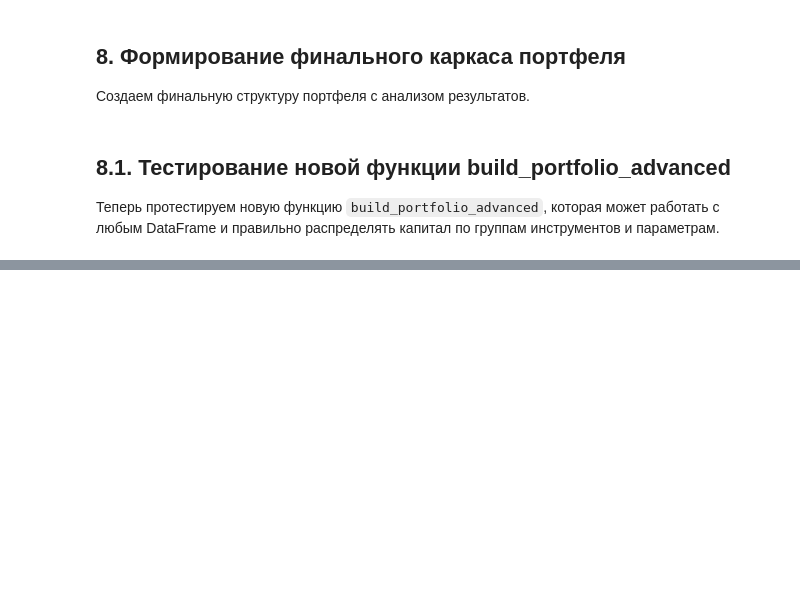
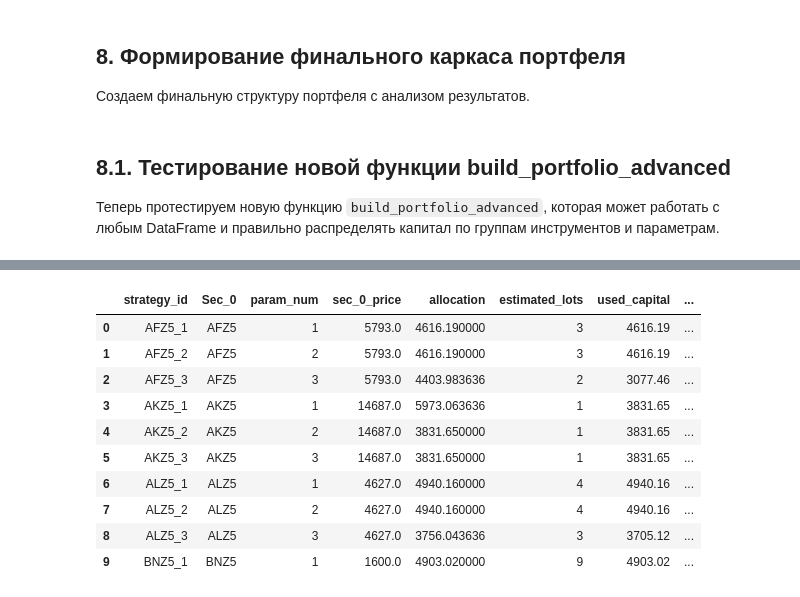
Before and after one commit to Evgenvg78/constructor_TVR, a Jupyter notebook: docs/portfolio_advanced_demo.ipynb, the cells around one changed output, grey strips where cells are left out. Drawn from its saved outputs; the diff is of its cells as text; code cells hidden in the pictures; blank space fills up the shorter version.

```diff
--- a/docs/portfolio_advanced_demo.ipynb
+++ b/docs/portfolio_advanced_demo.ipynb
@@ -30,7 +42,7 @@ import pandas as pd
 
 Задаём базовые параметры: объём капитала, необходимость скачивания свежих данных с MOEX, путь к локальному CSV (если он есть), фильтрацию по суффиксу тикера, количество параметров и индикаторный инструмент.
 # %%
-CAPITAL = 3_000_000  # общий капитал, руб.
+CAPITAL = 6_00_000  # общий капитал, руб.
 PREFER_REMOTE = True   # при True сначала пробуем скачать данные с MOEX
 SEC_DATA_FILE = None   # можно указать путь к локальному sec_tvr.csv
 SUFFIX_FILTER = 'Z5'   # например, 'H5', 'M5' и т.п. для фьючерсов
@@ -196,7 +202,7 @@ def remove_duplicates_simple(df, base_code_column='base_code'):
         print("   Введите номера через запятую (например: 1,3) или 'all' для удаления всех кроме первого:")
 
         try:
-            choice = input("Ваш выбор: ").strip()
+            choice = input(2).strip()
 
             if choice.lower() == 'all':
                 # Удаляем все кроме первого
@@ -411,6 +417,8 @@ if 'portfolio_basis_df' in locals() and not portfolio_basis_df.empty:
 else:
     print("Ошибка: Не удалось размножить строки.")
     print("Убедитесь, что основа портфеля была создана успешно.")
+
+expanded_portfolio_df = expanded_portfolio_df.reset_index(drop=True)
 # %% [output]
 Размножаем строки по NUM_PARAMS...
 Список параметров: [1, 2, 3]
@@ -524,42 +461,23 @@ Sec_0  param_num  sec_0_price strategy_id
 
 Теперь протестируем новую функцию `build_portfolio_advanced`, которая может работать с любым DataFrame и правильно распределять капитал по группам инструментов и параметрам.
 # %%
-final_portfolio = expanded_portfolio_df.copy()
+
 # Импортируем новую функцию
 from tvr_service.pipeline import build_portfolio_advanced
 
-if 'final_portfolio' in locals() and not final_portfolio.empty:
-    print("Тестируем новую функцию build_portfolio_advanced...")
-    print(f"Исходные данные: {len(final_portfolio)} строк, {final_portfolio['Sec_0'].nunique()} уникальных инструментов")
+if 'expanded_portfolio_df' in locals() and not expanded_portfolio_df.empty:
+    print("⚠️  expanded_portfolio_df не найден.")
 
-    # Применяем новую функцию для распределения капитала
-    portfolio_with_allocation = build_portfolio_advanced(
-        data=final_portfolio,
-        capital=CAPITAL,
-        security_column="Sec_0",
-        price_column="sec_0_price",
-        param_num_column="param_num"
-    )
 
-    print(f"Результат: {len(portfolio_with_allocation)} строк")
-    print("\nПример результата:")
-    display(portfolio_with_allocation[['strategy_id', 'Sec_0', 'param_num', 'sec_0_price', 'allocation', 'estimated_lots', 'used_capital', 'unused_capital']].head(10))
-
-elif 'expanded_portfolio_df' in locals() and not expanded_portfolio_df.empty:
-    print("⚠️  final_portfolio не найден, но expanded_portfolio_df доступен.")
-    print("Создаем final_portfolio из expanded_portfolio_df...")
-
-    # Создаем final_portfolio из expanded_portfolio_df
-    final_portfolio = expanded_portfolio_df.copy()
-    print(f"Создан final_portfolio: {len(final_portfolio)} строк")
 
     # Теперь применяем новую функцию
     portfolio_with_allocation = build_portfolio_advanced(
-        data=final_portfolio,
+        data=expanded_portfolio_df,
         capital=CAPITAL,
         security_column="Sec_0",
-        price_column="sec_0_price",
-        param_num_column="param_num"
+        price_column="sec_0_GO",
+        param_num_column="param_num",
+        ensure_min_contract=True
     )
 
     print(f"Результат: {len(portfolio_with_allocation)} строк")
@@ -575,3 +493,38 @@ else:
     else:
         print("  - Нет переменных с 'portfolio' или 'expanded' в названии")
     print("\nУбедитесь, что выполнили все предыдущие шаги блокнота.")
+
+# Анализ результатов распределения капитала
+if 'portfolio_with_allocation' in locals():
+    print("=== АНАЛИЗ РАСПРЕДЕЛЕНИЯ КАПИТАЛА ===\n")
+
+    # Общая статистика
+    total_used = portfolio_with_allocation['used_capital'].sum()
+    total_unused = portfolio_with_allocation['unused_capital'].sum()
+    utilization_rate = total_used / CAPITAL * 100
+
+    print(f"Общий капитал: {CAPITAL:,.0f} руб.")
+    print(f"Использовано: {total_used:,.0f} руб. ({utilization_rate:.1f}%)")
+    print(f"Неиспользовано: {total_unused:,.0f} руб. ({100-utilization_rate:.1f}%)")
+
+    # Статистика по инструментам
+    print(f"\n=== СТАТИСТИКА ПО ИНСТРУМЕНТАМ ===")
+    instrument_stats = portfolio_with_allocation.groupby('Sec_0').agg({
+        'allocation': 'first',  # allocation одинаковая для всех строк инструмента
+        'estimated_lots': 'sum',
+        'used_capital': 'sum',
+        'unused_capital': 'sum',
+        'param_num': 'count'
+    }).rename(columns={'param_num': 'param_count'})
+
+    print(f"Уникальных инструментов: {len(instrument_stats)}")
+    print(f"Капитал на инструмент: {CAPITAL / len(instrument_stats):,.0f} руб.")
+    print("\nТоп-5 инструментов по используемому капиталу:")
+    top_instruments = instrument_stats.nlargest(44, 'used_capital')[['used_capital', 'estimated_lots', 'param_count']]
+    display(top_instruments)
+
+
+
+else:
+    print("Переменная portfolio_with_allocation не найдена.")
+# %% [output]
@@ -577,0 +535,11 @@ else:
+|  | strategy_id | Sec_0 | param_num | sec_0_price | allocation | estimated_lots | used_capital | ... |
+| 0 | AFZ5_1 | AFZ5 | 1 | 5793.0 | 4616.190000 | 3 | 4616.19 | ... |
+| 1 | AFZ5_2 | AFZ5 | 2 | 5793.0 | 4616.190000 | 3 | 4616.19 | ... |
+| 2 | AFZ5_3 | AFZ5 | 3 | 5793.0 | 4403.983636 | 2 | 3077.46 | ... |
+| 3 | AKZ5_1 | AKZ5 | 1 | 14687.0 | 5973.063636 | 1 | 3831.65 | ... |
+| 4 | AKZ5_2 | AKZ5 | 2 | 14687.0 | 3831.650000 | 1 | 3831.65 | ... |
+| 5 | AKZ5_3 | AKZ5 | 3 | 14687.0 | 3831.650000 | 1 | 3831.65 | ... |
+| 6 | ALZ5_1 | ALZ5 | 1 | 4627.0 | 4940.160000 | 4 | 4940.16 | ... |
+| 7 | ALZ5_2 | ALZ5 | 2 | 4627.0 | 4940.160000 | 4 | 4940.16 | ... |
+| 8 | ALZ5_3 | ALZ5 | 3 | 4627.0 | 3756.043636 | 3 | 3705.12 | ... |
+| 9 | BNZ5_1 | BNZ5 | 1 | 1600.0 | 4903.020000 | 9 | 4903.02 | ... |
```
Also changed, not shown: parts of 15 cells of this notebook, 1 other file.
